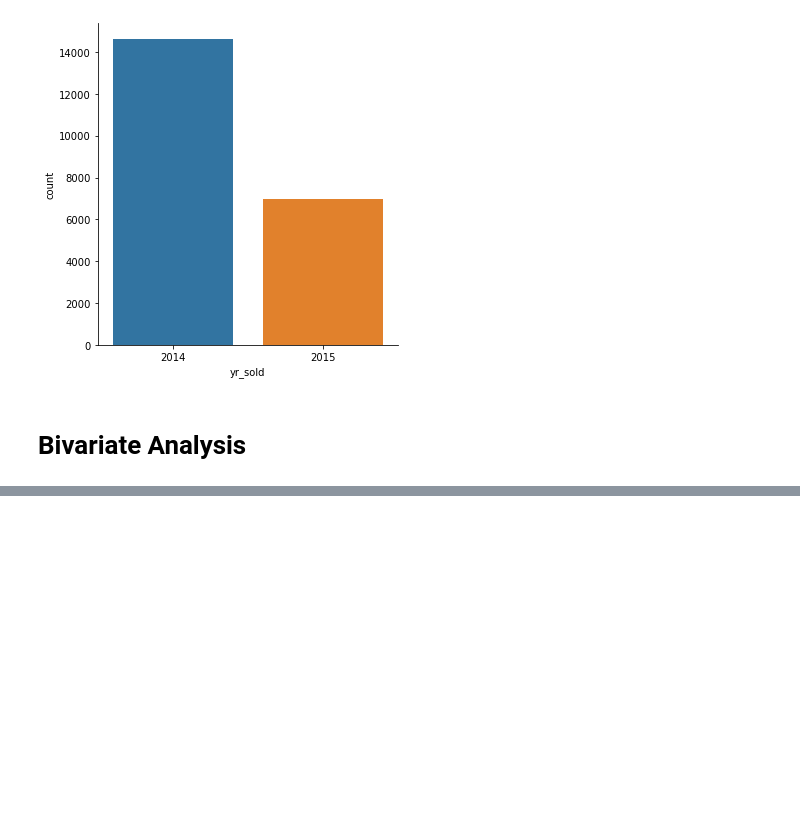
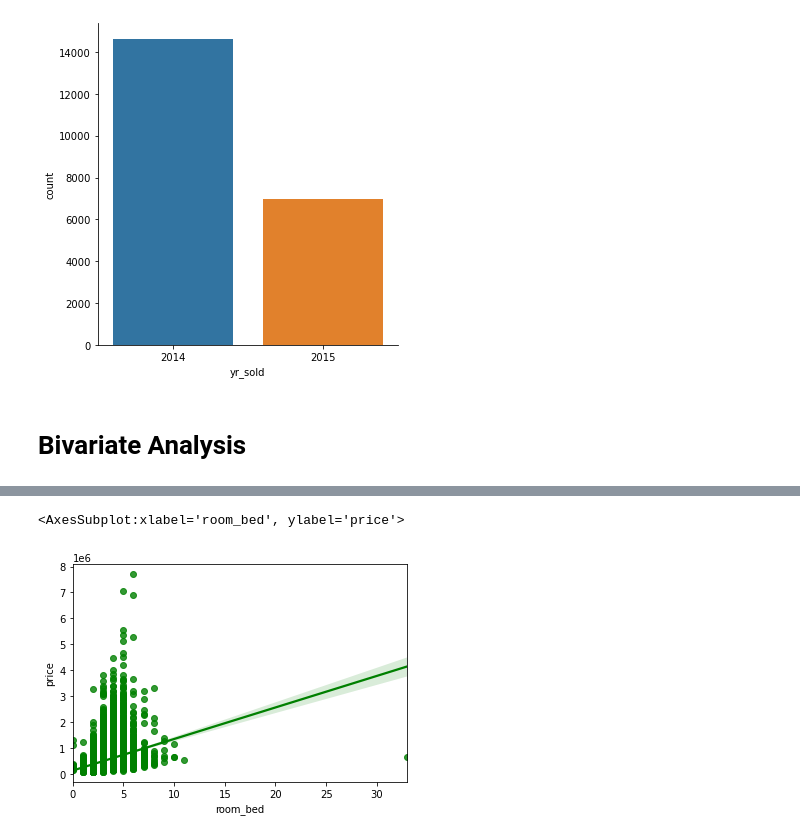
Before and after one commit to ChanhHuy0188/What-I-learn-to, a Jupyter notebook: ChartPractise/ChartPractise.ipynb, the cells around one changed output, grey strips where cells are left out. Drawn from its saved outputs; the diff is of its cells as text; code cells hidden in the pictures; blank space fills up the shorter version.

```diff
--- a/ChartPractise/ChartPractise.ipynb
+++ b/ChartPractise/ChartPractise.ipynb
@@ -361,0 +363,6 @@ sn.heatmap(corr,vmax=.8,linewidths=0.01,square=True,annot=True,cmap='RdBu',linec
+# %%
+# plots between independent variables and price that is target
+sn.regplot(x=dfCity.room_bed, y=dfCity.price, color='g')
+# %% [output]
+<AxesSubplot:xlabel='room_bed', ylabel='price'>
+[figure, added]
```
Also changed, not shown: parts of 7 cells of this notebook.
